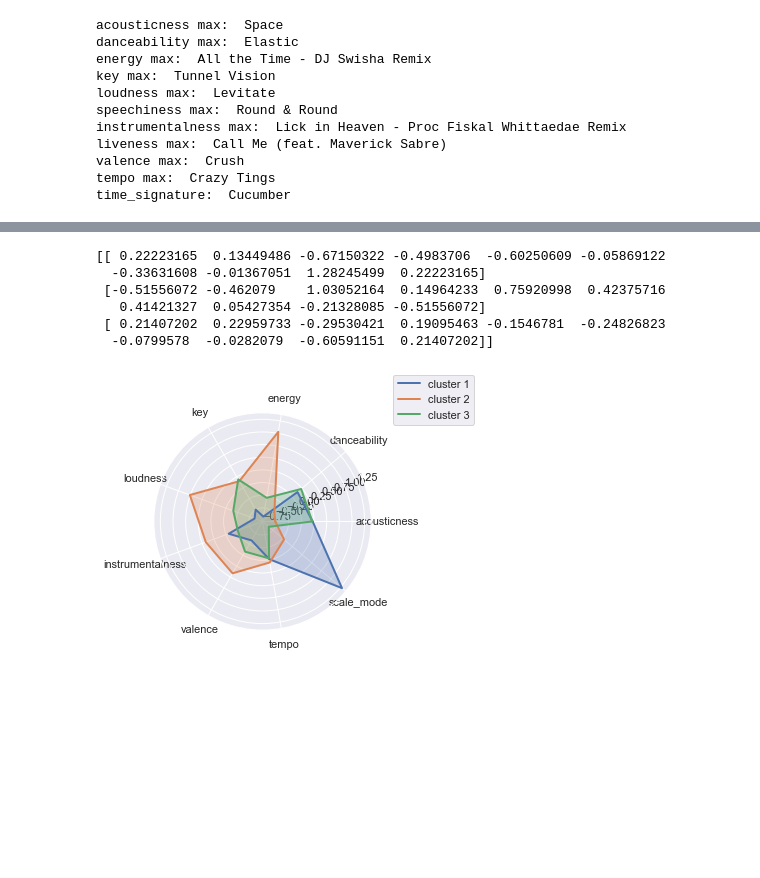
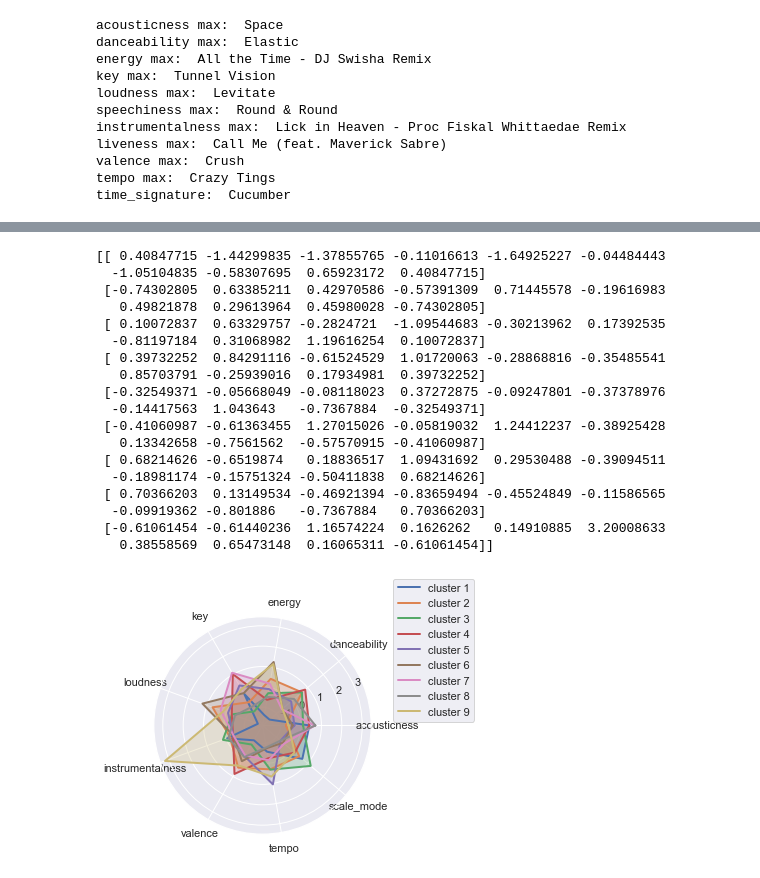
Before and after one commit to cegersdoerfer/Playlist-Clustering, a Jupyter notebook: PlaylistMapper.ipynb, the cells around one changed output, grey strips where cells are left out. Saved outputs shown, nothing was run; the diff lists cells and outputs as text; code cells hidden in the pictures; blank space fills up the shorter version.

```diff
--- a/PlaylistMapper.ipynb
+++ b/PlaylistMapper.ipynb
@@ -257,35 +255,47 @@ plt.show()
 # %%
 labels=np.array(['acousticness','danceability','energy','key','loudness','instrumentalness','valence','tempo','scale_mode'])
 stats=joinedDF.groupby('subgroup').mean()
 stats=stats.loc[:,labels].values
 stats = scaler.transform(stats)
 stats = stats.transpose()
 stats=np.concatenate((stats,[stats[0]]))
 angles=np.linspace(0, 2*np.pi, len(labels), endpoint=False)
 angles=np.concatenate((angles,[angles[0]]))
 fig= plt.figure()
 ax = fig.add_subplot(111, polar=True)
 ax.plot(angles, stats, '-', linewidth=2)
 clusterNames = []
 for i in joinedDF['subgroup'].unique():
     name = 'cluster ' + str(i)
-    clusterNames.append(i)
-ax.legend(labels=['cluster 1','cluster 2','cluster 3','cluster 4'], loc=1, bbox_to_anchor=(1.5,1.2))
+    clusterNames.append(name)
+ax.legend(labels=[i for i in clusterNames], loc=1, bbox_to_anchor=(1.5,1.2))
 ax.fill(angles, stats, alpha=0.25)
 ax.set_thetagrids(angles[:-1] * 180/np.pi, labels)
 #ax.set_title([joinedDF.loc[386,"Name"]])
 ax.grid(True)
 print(stats.transpose())
 
 plt.show()
 # %% [output]
-[[ 0.22223165  0.13449486 -0.67150322 -0.4983706  -0.60250609 -0.05869122
-  -0.33631608 -0.01367051  1.28245499  0.22223165]
- [-0.51556072 -0.462079    1.03052164  0.14964233  0.75920998  0.42375716
-   0.41421327  0.05427354 -0.21328085 -0.51556072]
- [ 0.21407202  0.22959733 -0.29530421  0.19095463 -0.1546781  -0.24826823
-  -0.0799578  -0.0282079  -0.60591151  0.21407202]]
+[[ 0.40847715 -1.44299835 -1.37855765 -0.11016613 -1.64925227 -0.04484443
+  -1.05104835 -0.58307695  0.65923172  0.40847715]
+ [-0.74302805  0.63385211  0.42970586 -0.57391309  0.71445578 -0.19616983
+   0.49821878  0.29613964  0.45980028 -0.74302805]
+ [ 0.10072837  0.63329757 -0.2824721  -1.09544683 -0.30213962  0.17392535
+  -0.81197184  0.31068982  1.19616254  0.10072837]
+ [ 0.39732252  0.84291116 -0.61524529  1.01720063 -0.28868816 -0.35485541
+   0.85703791 -0.25939016  0.17934981  0.39732252]
+ [-0.32549371 -0.05668049 -0.08118023  0.37272875 -0.09247801 -0.37378976
+  -0.14417563  1.043643   -0.7367884  -0.32549371]
+ [-0.41060987 -0.61363455  1.27015026 -0.05819032  1.24412237 -0.38925428
+   0.13342658 -0.7561562  -0.57570915 -0.41060987]
+ [ 0.68214626 -0.6519874   0.18836517  1.09431692  0.29530488 -0.39094511
+  -0.18981174 -0.15751324 -0.50411838  0.68214626]
+ [ 0.70366203  0.13149534 -0.46921394 -0.83659494 -0.45524849 -0.11586565
+  -0.09919362 -0.801886   -0.7367884   0.70366203]
+ [-0.61061454 -0.61440236  1.16574224  0.1626262   0.14910885  3.20008633
+   0.38558569  0.65473148  0.16065311 -0.61061454]]
-[figure, old version]
+[figure, new version]
 # %%
 for subgroup in joinedDF['subgroup'].unique():
     print(subgroup)
```
Also changed, not shown: parts of 7 cells of this notebook.
